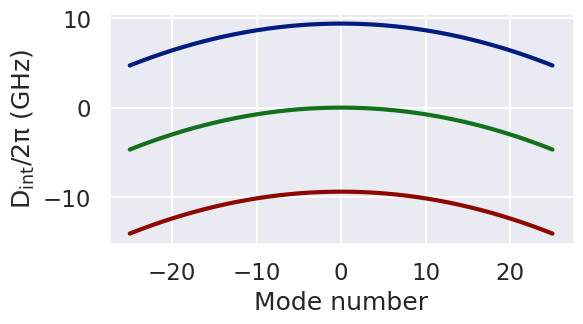
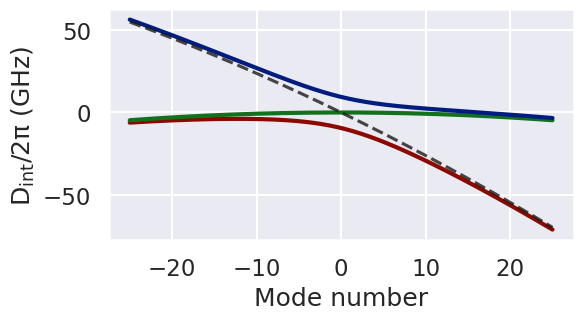
The change to this notebook cell's code, shown as a diff; its figure went from the first image to the second:
--- before
+++ after
@@ -8,5 +8,5 @@
 # ax.plot(μ_vec, d1*(μ_vec) + d2/2*(μ_vec)**2 - d1*μ_vec, color="k", linestyle="--", alpha=.8)
 
-#ax.plot(μ_vec, d1*μ_vec + d2/2*(μ_vec)**2 - d1*μ_vec, color="k", linestyle="--", alpha=.8)
+ax.plot(μ_vec, D1*2*μ_vec + D2/2*(2*μ_vec)**2 - d1*μ_vec, color="k", linestyle="--", alpha=.8)
 
 ax.set_xlabel('Mode number')
@@ -15,3 +15,3 @@
 # ax.set_ylim(-10, 10)
 
-f.savefig(figurepath + "Theoretical_Dispersion_Symmetric.svg")
+# f.savefig(figurepath + "Theoretical_Dispersion_Symmetric.svg")

Commit: Cleo figures